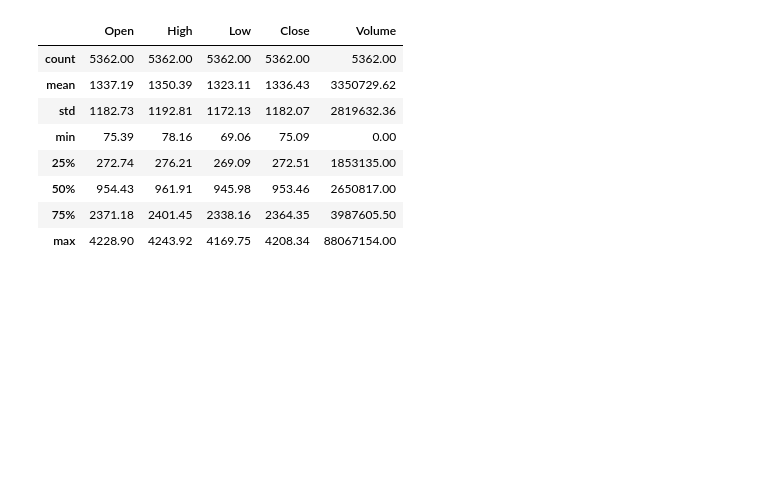
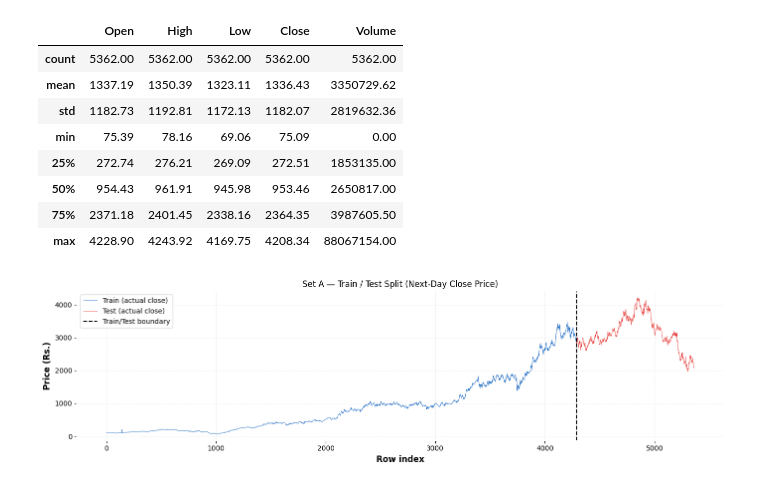
Before and after one commit to rishika790/AI-PORTFOLIO, a Jupyter notebook: DL_GRU_OHLCV_vs_Indicators.ipynb, the cells around one changed output. Cells and saved outputs as stored; diff of their text form; code cells hidden in the pictures; blank space fills up the shorter version.

Commit message:
code: cell 18 — # Train vs Test split visualization (price)

```diff
--- a/DL_GRU_OHLCV_vs_Indicators.ipynb
+++ b/DL_GRU_OHLCV_vs_Indicators.ipynb
@@ -210,3 +210,15 @@ Set A — OHLCV (5 features), modelling rows only
 | 50% | 954.43 | 961.91 | 945.98 | 953.46 | 2650817.00 |
 | 75% | 2371.18 | 2401.45 | 2338.16 | 2364.35 | 3987605.50 |
 | max | 4228.90 | 4243.92 | 4169.75 | 4208.34 | 88067154.00 |
+# %%
+# Train vs Test split visualization (price)
+n_te = len(next_A_test)
+plt.figure(figsize=(14, 4))
+plt.plot(range(n_tr), next_A_train, color='#1565C0', lw=0.6, label='Train (actual close)')
+plt.plot(range(n_tr, n_tr + n_te), next_A_test, color='#E53935', lw=0.6, label='Test (actual close)')
+plt.axvline(n_tr, color='black', lw=1.5, linestyle='--', label='Train/Test boundary')
+plt.title('Set A — Train / Test Split (Next-Day Close Price)')
+plt.xlabel('Row index'); plt.ylabel('Price (Rs.)')
+plt.legend(); plt.grid(True, alpha=0.3); plt.tight_layout(); plt.show()
+# %% [output]
+[figure, added]
```
